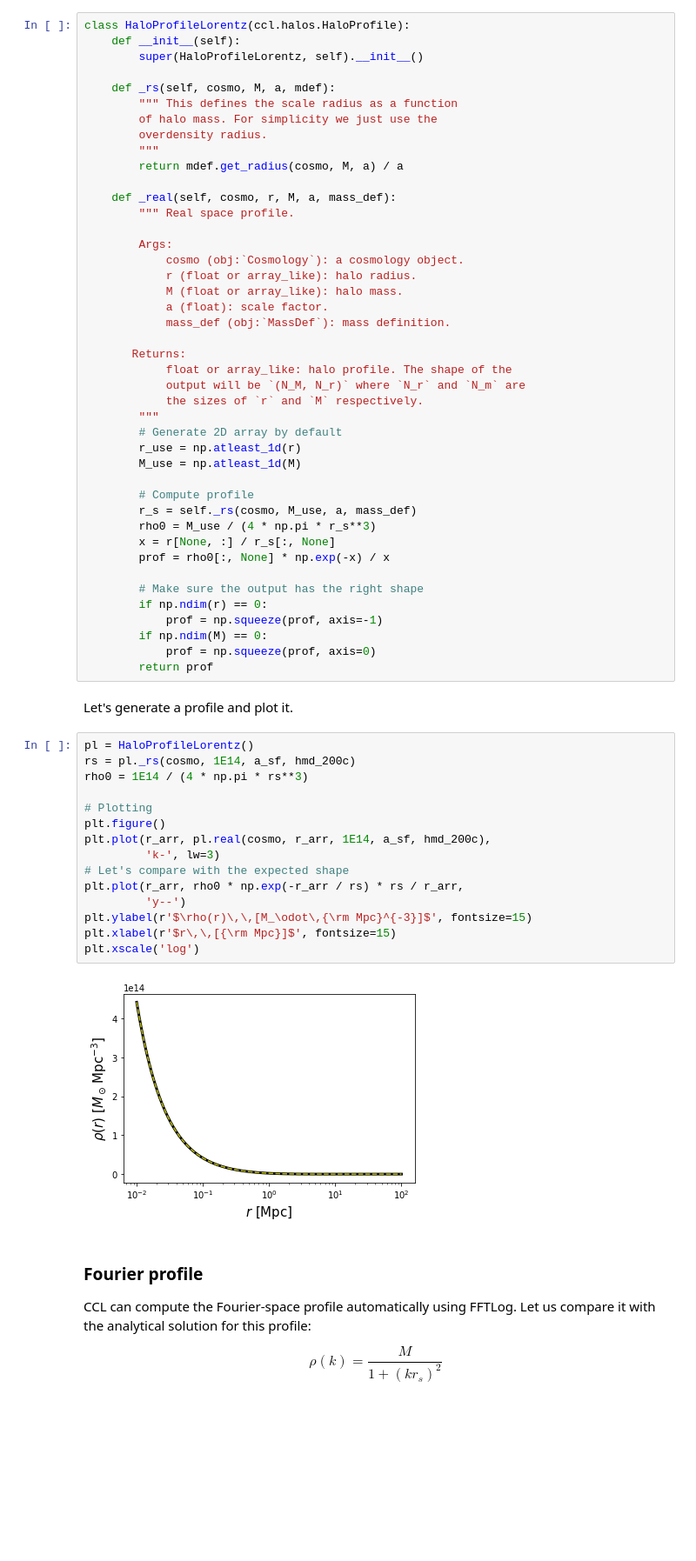
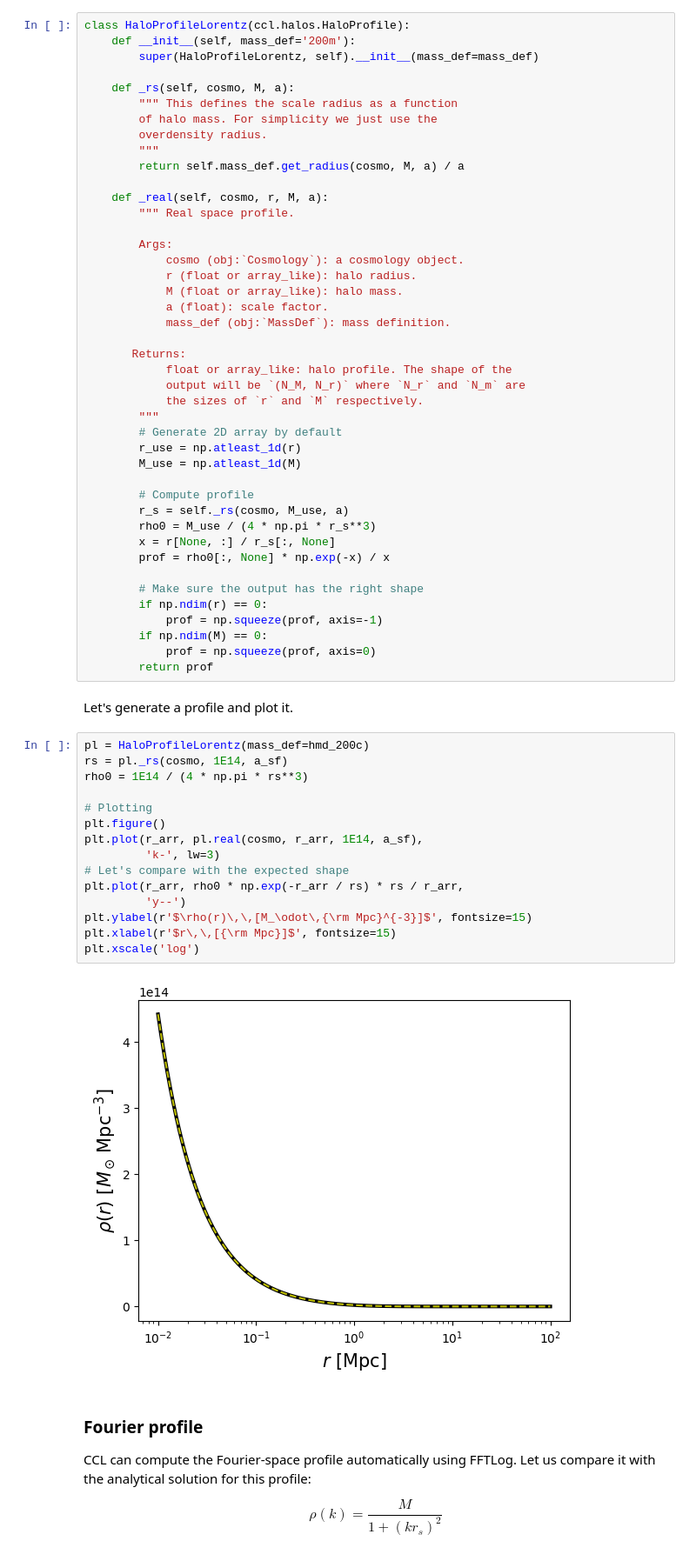
Before and after one commit to LSSTDESC/CCLX, a Jupyter notebook: Halo profiles.ipynb, the cells around one changed output. Shown at 87% size. Drawn from its saved outputs; the diff is of its cells as text; blank space fills up the shorter version.

Commit message:
new profile API

```diff
--- a/Halo profiles.ipynb
+++ b/Halo profiles.ipynb
@@ -147,17 +147,17 @@ To demonstrate this, let's define an "Lorentzian" profile. I.e.:
 \end{equation}
 # %%
 class HaloProfileLorentz(ccl.halos.HaloProfile):
-    def __init__(self):
-        super(HaloProfileLorentz, self).__init__()
+    def __init__(self, mass_def='200m'):
+        super(HaloProfileLorentz, self).__init__(mass_def=mass_def)
 
-    def _rs(self, cosmo, M, a, mdef):
+    def _rs(self, cosmo, M, a):
         """ This defines the scale radius as a function
         of halo mass. For simplicity we just use the
         overdensity radius.
         """
-        return mdef.get_radius(cosmo, M, a) / a
+        return self.mass_def.get_radius(cosmo, M, a) / a
 
-    def _real(self, cosmo, r, M, a, mass_def):
+    def _real(self, cosmo, r, M, a):
         """ Real space profile.
 
         Args:
@@ -177,7 +177,7 @@ class HaloProfileLorentz(ccl.halos.HaloProfile):
         M_use = np.atleast_1d(M)
 
         # Compute profile
-        r_s = self._rs(cosmo, M_use, a, mass_def)
+        r_s = self._rs(cosmo, M_use, a)
         rho0 = M_use / (4 * np.pi * r_s**3)
         x = r[None, :] / r_s[:, None]
         prof = rho0[:, None] * np.exp(-x) / x
@@ -191,22 +191,22 @@ class HaloProfileLorentz(ccl.halos.HaloProfile):
 # %% [markdown]
 Let's generate a profile and plot it.
 # %%
-pl = HaloProfileLorentz()
-rs = pl._rs(cosmo, 1E14, a_sf, hmd_200c)
+pl = HaloProfileLorentz(mass_def=hmd_200c)
+rs = pl._rs(cosmo, 1E14, a_sf)
 rho0 = 1E14 / (4 * np.pi * rs**3)
 
 # Plotting
 plt.figure()
-plt.plot(r_arr, pl.real(cosmo, r_arr, 1E14, a_sf, hmd_200c),
+plt.plot(r_arr, pl.real(cosmo, r_arr, 1E14, a_sf),
          'k-', lw=3)
 # Let's compare with the expected shape
 plt.plot(r_arr, rho0 * np.exp(-r_arr / rs) * rs / r_arr,
          'y--')
 plt.ylabel(r'$\rho(r)\,\,[M_\odot\,{\rm Mpc}^{-3}]$', fontsize=15)
 plt.xlabel(r'$r\,\,[{\rm Mpc}]$', fontsize=15)
 plt.xscale('log')
 # %% [output]
-[figure, old version]
+[figure, new version]
 # %% [markdown]
 ### Fourier profile
 CCL can compute the Fourier-space profile automatically using FFTLog. Let us compare it with the analytical solution for this profile:
```
Also changed, not shown: parts of 8 cells of this notebook, 2 other files.
